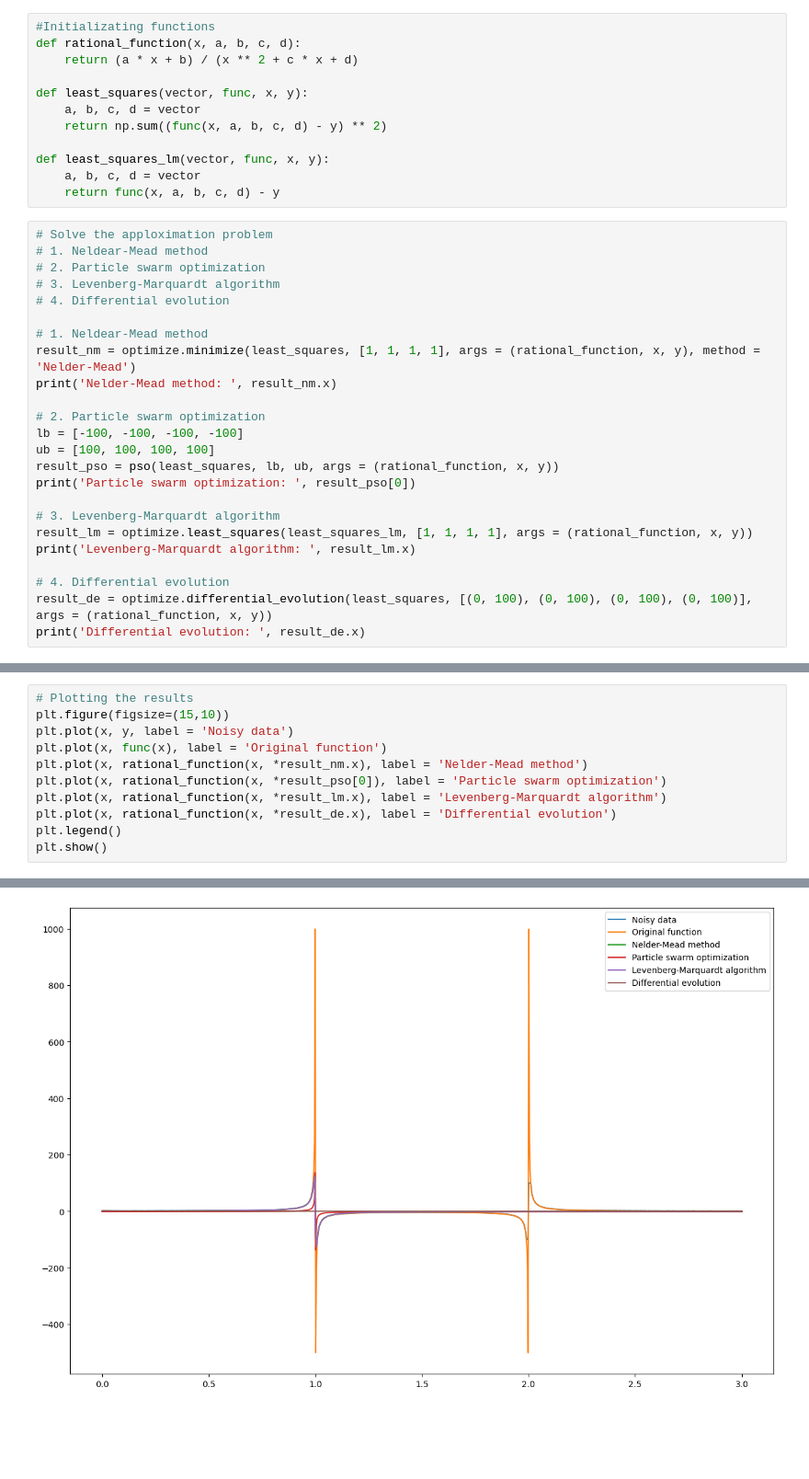
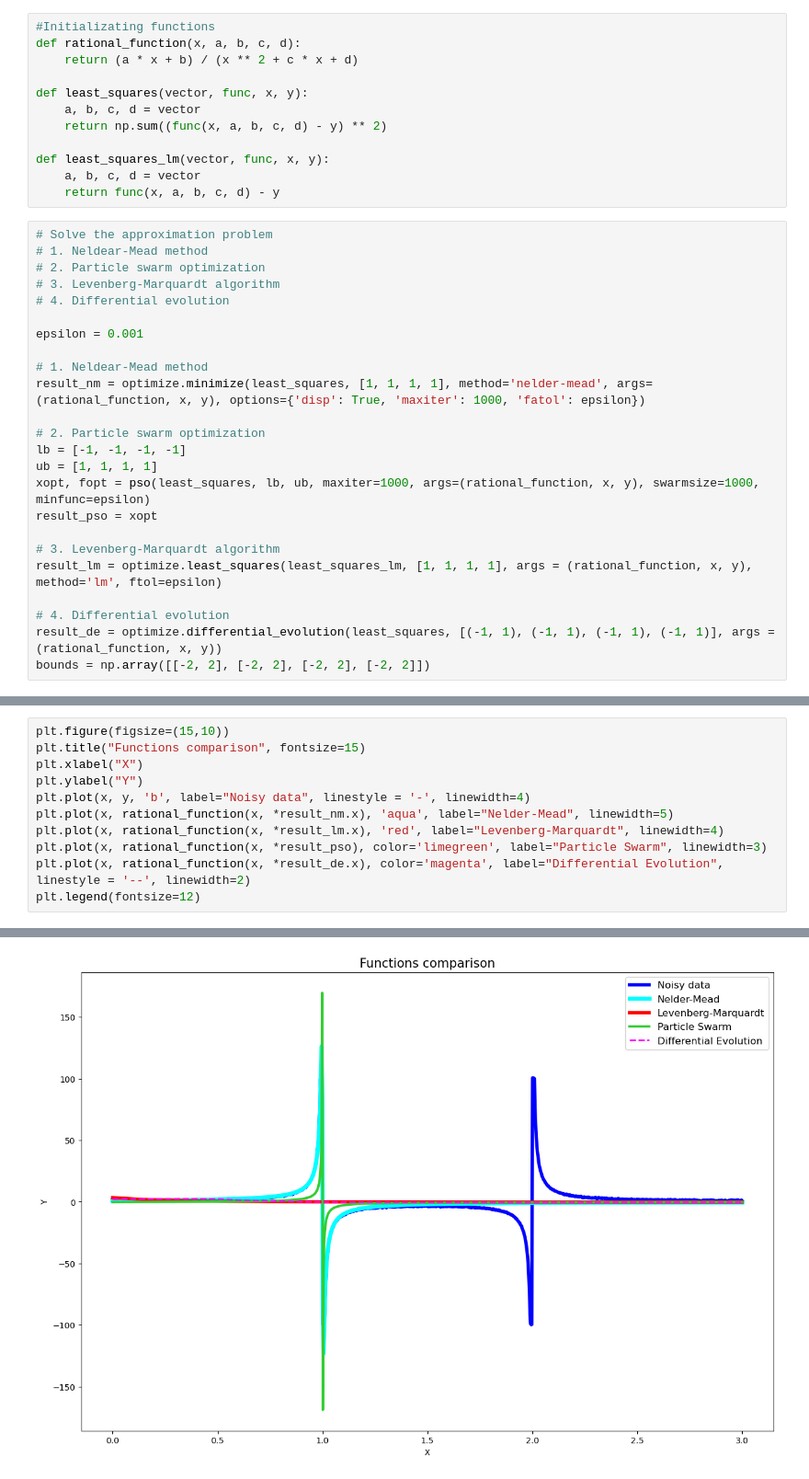
Before and after one commit to ilyos-nishanov/ITMO_Algorithms, a Jupyter notebook: Algorithms#4_part1.ipynb, the cells around one changed output, grey strips where cells are left out. Shown at 92% size. Cells and saved outputs as stored; diff of their text form; blank space fills up the shorter version.

Commit message:
There's a difference between the initial point and those for the optimized path. Make them in one style and coordinates. Moreover, the optimized path seems to be far from the optimal one

```diff
--- a/Algorithms#4_part1.ipynb
+++ b/Algorithms#4_part1.ipynb
@@ -39,27 +39,27 @@ def least_squares_lm(vector, func, x, y):
     a, b, c, d = vector
     return func(x, a, b, c, d) - y
 # %%
-# Solve the apploximation problem
+# Solve the approximation problem
 # 1. Neldear-Mead method
 # 2. Particle swarm optimization
 # 3. Levenberg-Marquardt algorithm
 # 4. Differential evolution
 
+epsilon = 0.001
+
 # 1. Neldear-Mead method
-result_nm = optimize.minimize(least_squares, [1, 1, 1, 1], args = (rational_function, x, y), method = 'Nelder-Mead')
-print('Nelder-Mead method: ', result_nm.x)
+result_nm = optimize.minimize(least_squares, [1, 1, 1, 1], method='nelder-mead', args=(rational_function, x, y), options={'disp': True, 'maxiter': 1000, 'fatol': epsilon})
 
 # 2. Particle swarm optimization
-lb = [-100, -100, -100, -100]
-ub = [100, 100, 100, 100]
-result_pso = pso(least_squares, lb, ub, args = (rational_function, x, y))
-print('Particle swarm optimization: ', result_pso[0])
+lb = [-1, -1, -1, -1]
+ub = [1, 1, 1, 1]
+xopt, fopt = pso(least_squares, lb, ub, maxiter=1000, args=(rational_function, x, y), swarmsize=1000, minfunc=epsilon)
+result_pso = xopt
 
 # 3. Levenberg-Marquardt algorithm
-result_lm = optimize.least_squares(least_squares_lm, [1, 1, 1, 1], args = (rational_function, x, y))
-print('Levenberg-Marquardt algorithm: ', result_lm.x)
+result_lm = optimize.least_squares(least_squares_lm, [1, 1, 1, 1], args = (rational_function, x, y), method='lm', ftol=epsilon)
 
 # 4. Differential evolution
-result_de = optimize.differential_evolution(least_squares, [(0, 100), (0, 100), (0, 100), (0, 100)], args = (rational_function, x, y))
-print('Differential evolution: ', result_de.x)
+result_de = optimize.differential_evolution(least_squares, [(-1, 1), (-1, 1), (-1, 1), (-1, 1)], args = (rational_function, x, y))
+bounds = np.array([[-2, 2], [-2, 2], [-2, 2], [-2, 2]])
 # %% [output]
@@ -71,12 +71,12 @@ Differential evolution:  [ 0.         27.18858474 83.89136754 13.31391854]
 # %%
-# Plotting the results
 plt.figure(figsize=(15,10))
-plt.plot(x, y, label = 'Noisy data')
-plt.plot(x, func(x), label = 'Original function')
-plt.plot(x, rational_function(x, *result_nm.x), label = 'Nelder-Mead method')
-plt.plot(x, rational_function(x, *result_pso[0]), label = 'Particle swarm optimization')
-plt.plot(x, rational_function(x, *result_lm.x), label = 'Levenberg-Marquardt algorithm')
-plt.plot(x, rational_function(x, *result_de.x), label = 'Differential evolution')
-plt.legend()
-plt.show()
+plt.title("Functions comparison", fontsize=15)
+plt.xlabel("X")
+plt.ylabel("Y")
+plt.plot(x, y, 'b', label="Noisy data", linestyle = '-', linewidth=4)
+plt.plot(x, rational_function(x, *result_nm.x), 'aqua', label="Nelder-Mead", linewidth=5)
+plt.plot(x, rational_function(x, *result_lm.x), 'red', label="Levenberg-Marquardt", linewidth=4)
+plt.plot(x, rational_function(x, *result_pso), color='limegreen', label="Particle Swarm", linewidth=3)
+plt.plot(x, rational_function(x, *result_de.x), color='magenta', label="Differential Evolution", linestyle = '--', linewidth=2)
+plt.legend(fontsize=12)
 # %% [output]
@@ -83 +84 @@ plt.show()
-[figure, old version]
+[figure, new version]
```
Also changed, not shown: parts of 2 cells of this notebook.
